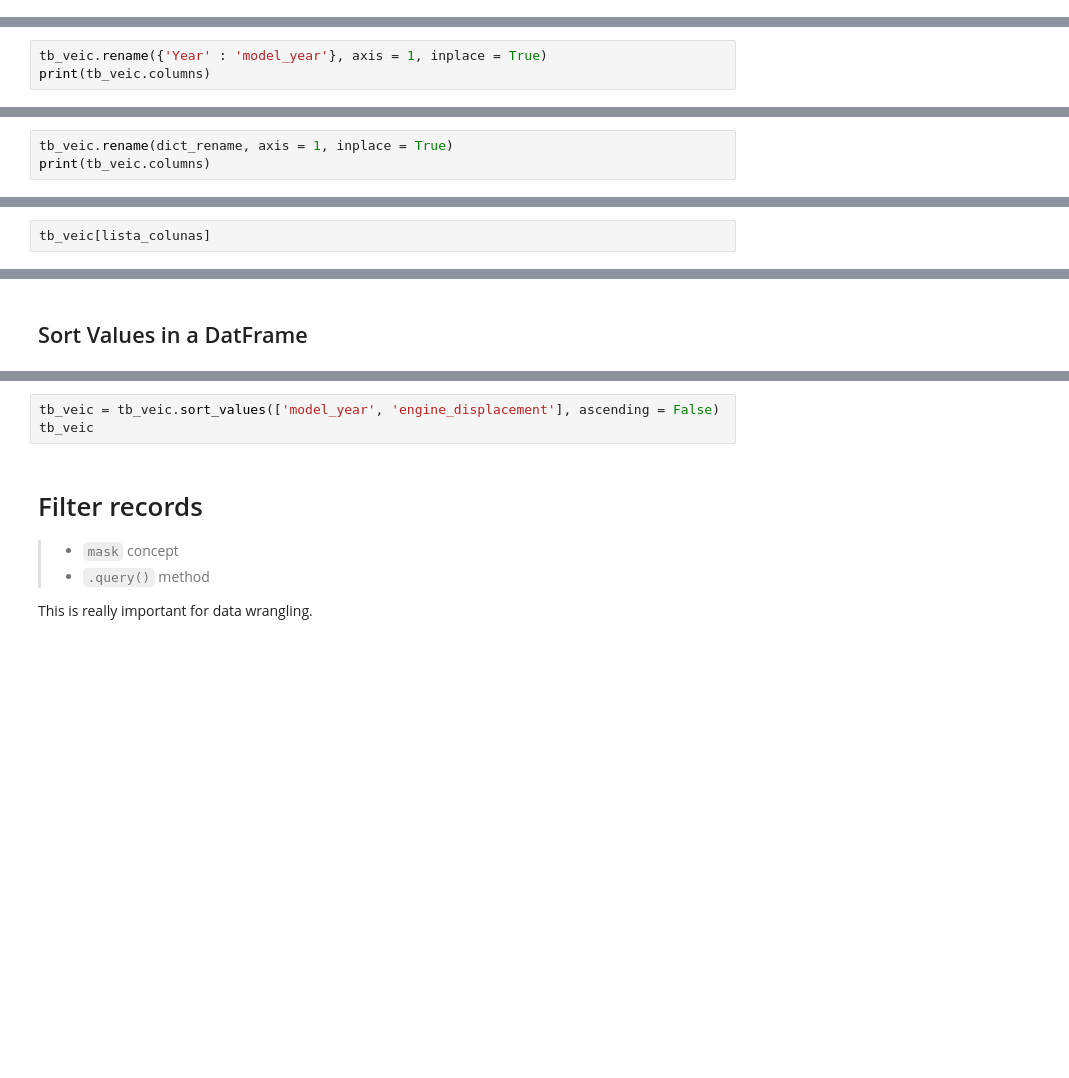
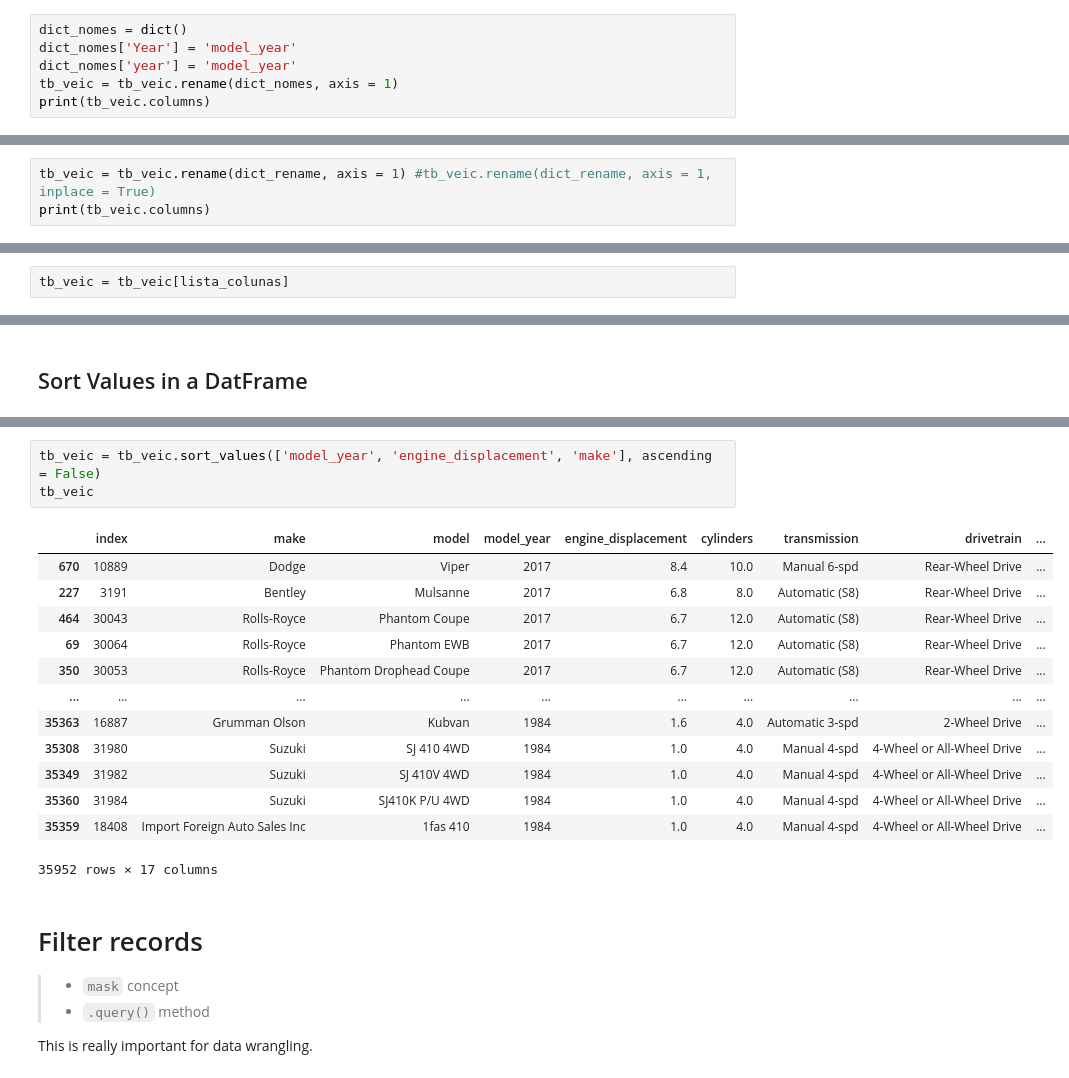
Before and after one commit to pedroteche-ih/64_PT_NOV202111, a Jupyter notebook: aulas/64 DA PT NOV-2021 Aula 20211202.ipynb, the cells around one changed output, grey strips where cells are left out. Drawn from its saved outputs; the diff is of its cells as text; blank space fills up the shorter version.

```diff
--- a/aulas/64 DA PT NOV-2021 Aula 20211202.ipynb
+++ b/aulas/64 DA PT NOV-2021 Aula 20211202.ipynb
@@ -57,3 +174,9 @@ print(tb_veic.columns)
 ### Using `.rename() method`
 # %% [markdown]
 `.rename({'old_column':'new_column'})`
+# %%
+dict_nomes = dict()
+dict_nomes['Year'] = 'model_year'
+dict_nomes['year'] = 'model_year'
+tb_veic = tb_veic.rename(dict_nomes, axis = 1)
+print(tb_veic.columns)
@@ -68,3 +235,3 @@ print(tb_veic.columns)
 # %%
-tb_veic.rename({'Year' : 'model_year'}, axis = 1, inplace = True)
+tb_veic = tb_veic.rename(dict_rename, axis = 1) #tb_veic.rename(dict_rename, axis = 1, inplace = True)
 print(tb_veic.columns)
@@ -74,6 +244,3 @@ print(dict_rename)
-# %%
-tb_veic.rename(dict_rename, axis = 1, inplace = True)
-print(tb_veic.columns)
 # %% [markdown]
 So, we have two options:
 > 1. store it again on the variable `data`:
@@ -99,2 +303,2 @@ print(lista_colunas)
 # %%
-tb_veic[lista_colunas]
+tb_veic = tb_veic[lista_colunas]
@@ -142,6 +436,20 @@ tb_veic
 # %%
-tb_veic = tb_veic.sort_values(['model_year', 'engine_displacement'], ascending = False)
+tb_veic = tb_veic.sort_values(['model_year', 'engine_displacement', 'make'], ascending = False)
 tb_veic
+# %% [output]
+|  | index | make | model | model_year | engine_displacement | cylinders | transmission | drivetrain | ... |
+| 670 | 10889 | Dodge | Viper | 2017 | 8.4 | 10.0 | Manual 6-spd | Rear-Wheel Drive | ... |
+| 227 | 3191 | Bentley | Mulsanne | 2017 | 6.8 | 8.0 | Automatic (S8) | Rear-Wheel Drive | ... |
+| 464 | 30043 | Rolls-Royce | Phantom Coupe | 2017 | 6.7 | 12.0 | Automatic (S8) | Rear-Wheel Drive | ... |
+| 69 | 30064 | Rolls-Royce | Phantom EWB | 2017 | 6.7 | 12.0 | Automatic (S8) | Rear-Wheel Drive | ... |
+| 350 | 30053 | Rolls-Royce | Phantom Drophead Coupe | 2017 | 6.7 | 12.0 | Automatic (S8) | Rear-Wheel Drive | ... |
+| ... | ... | ... | ... | ... | ... | ... | ... | ... | ... |
+| 35363 | 16887 | Grumman Olson | Kubvan | 1984 | 1.6 | 4.0 | Automatic 3-spd | 2-Wheel Drive | ... |
+| 35308 | 31980 | Suzuki | SJ 410 4WD | 1984 | 1.0 | 4.0 | Manual 4-spd | 4-Wheel or All-Wheel Drive | ... |
+| 35349 | 31982 | Suzuki | SJ 410V 4WD | 1984 | 1.0 | 4.0 | Manual 4-spd | 4-Wheel or All-Wheel Drive | ... |
+| 35360 | 31984 | Suzuki | SJ410K P/U 4WD | 1984 | 1.0 | 4.0 | Manual 4-spd | 4-Wheel or All-Wheel Drive | ... |
+| 35359 | 18408 | Import Foreign Auto Sales Inc | 1fas 410 | 1984 | 1.0 | 4.0 | Manual 4-spd | 4-Wheel or All-Wheel Drive | ... |
+35952 rows × 17 columns
 # %% [markdown]
 # Filter records
 >    - `mask` concept
```
Also changed, not shown: parts of 79 cells of this notebook.
